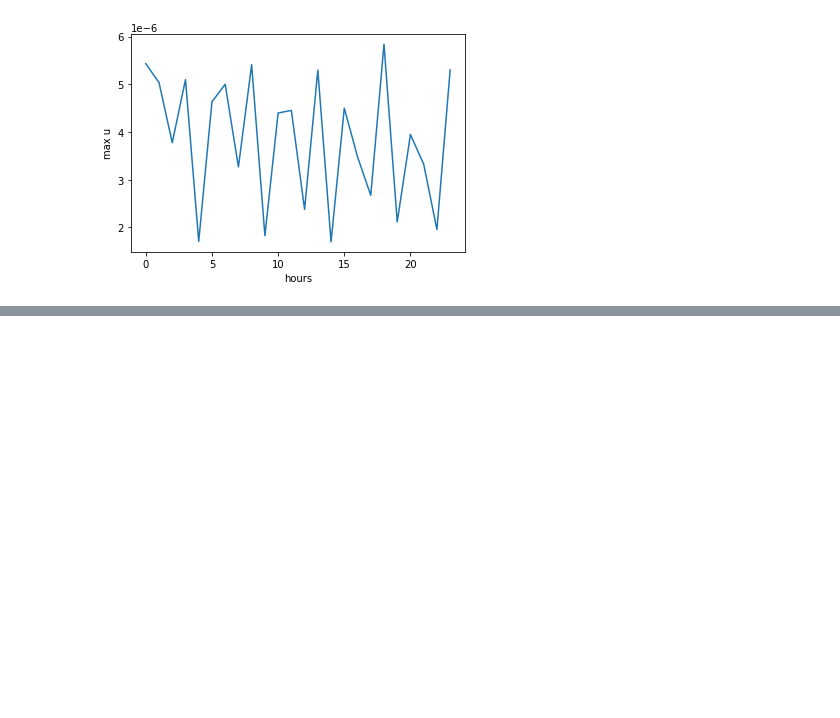
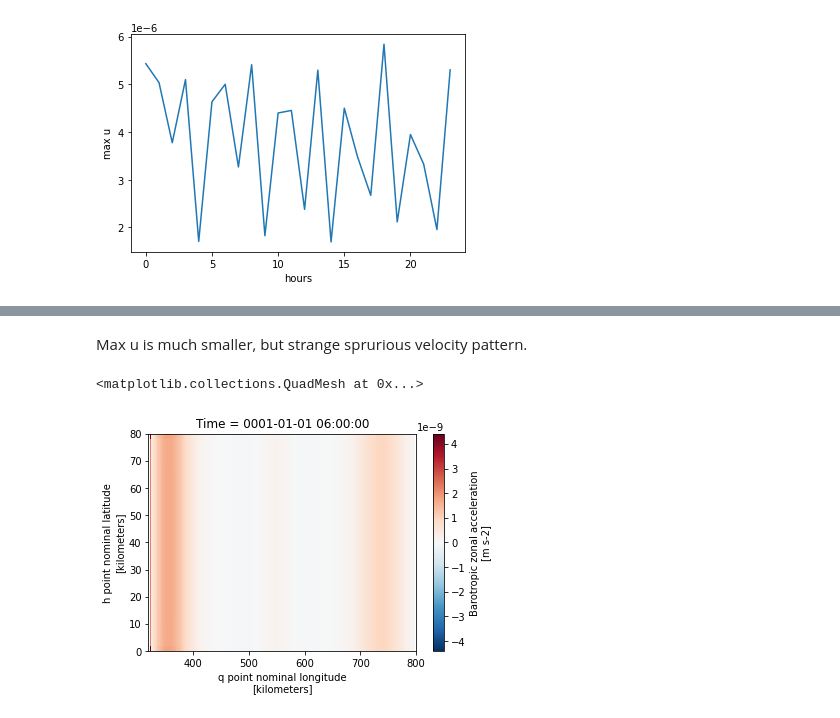
Before and after one commit to claireyung/simple_shelf_salt_bug, a Jupyter notebook: Seamount TS.ipynb, the cells around one changed output, grey strips where cells are left out. Saved outputs shown, nothing was run; the diff lists cells and outputs as text; code cells hidden in the pictures; blank space fills up the shorter version.

```diff
--- a/Seamount TS.ipynb
+++ b/Seamount TS.ipynb
@@ -129,0 +141,8 @@ Max u is much smaller, but strange sprurious velocity pattern.
+# %% [markdown]
+Max u is much smaller, but strange sprurious velocity pattern.
+# %%
+mom = xr.open_dataset('mom.nc')
+mom.u_accel_bt.isel(Time = 5).plot()
+# %% [output]
+<matplotlib.collections.QuadMesh at 0x...>
+[figure, added]
```
Also changed, not shown: parts of 11 cells of this notebook, 14 other files.
